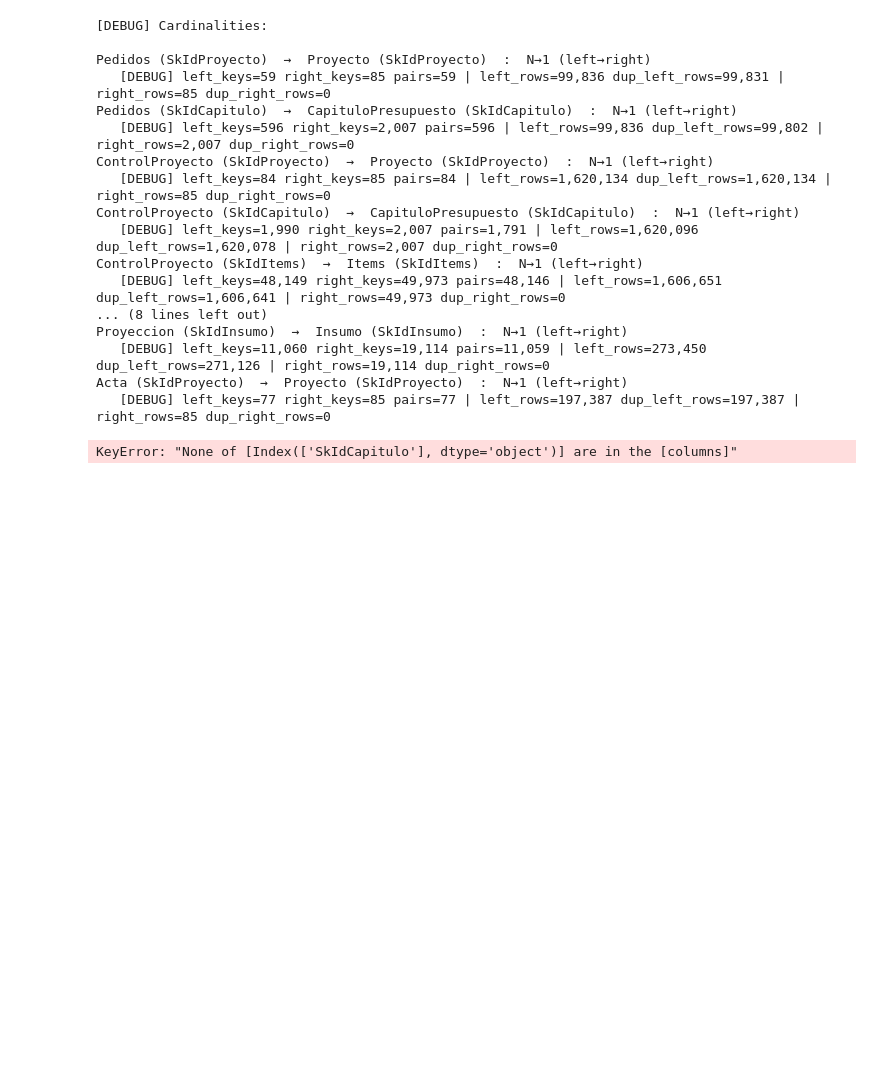
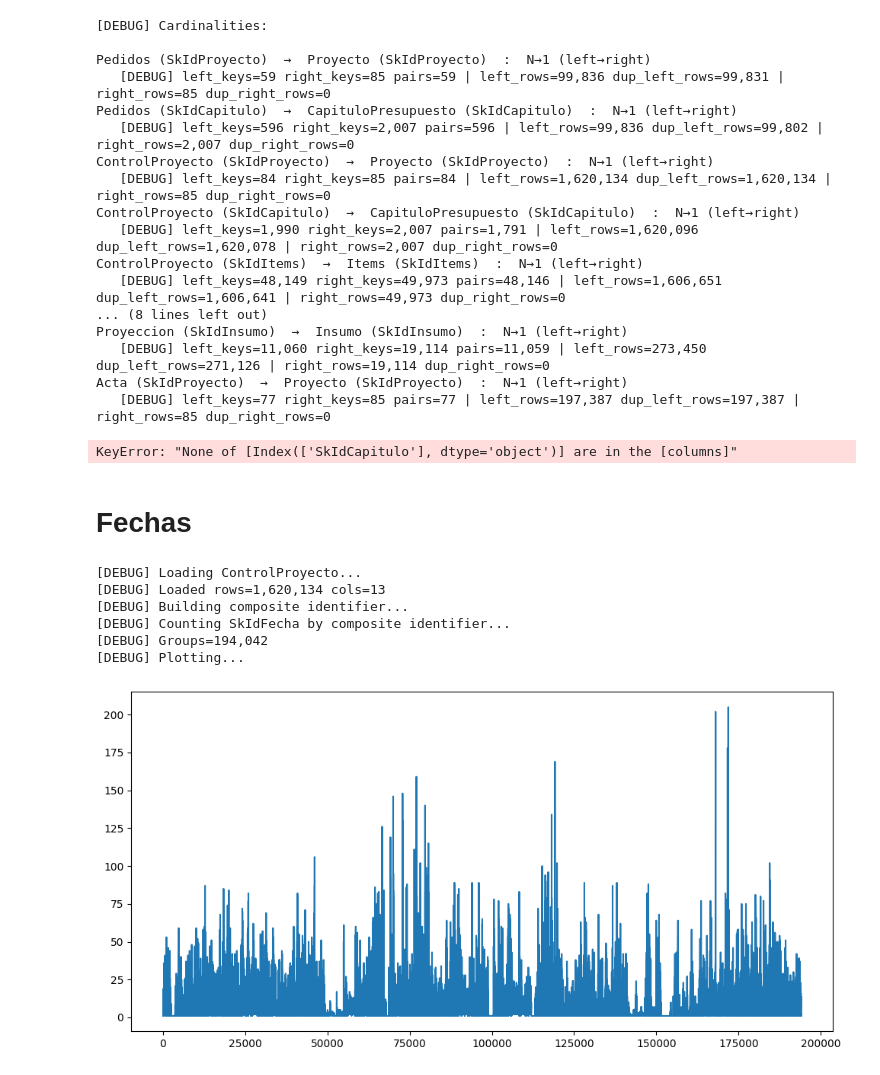
Before and after one commit to ConnectEscuelaIngenieros/consultoriaConnectBogota, a Jupyter notebook: utils.ipynb, the cells around one changed output. Saved outputs shown, nothing was run; the diff lists cells and outputs as text; code cells hidden in the pictures; blank space fills up the shorter version.

```diff
--- a/utils.ipynb
+++ b/utils.ipynb
@@ -1724,7 +1817,7 @@ files = {
     "Items": base_folder / "ADP_DTM_DIM.Items.csv",
     "Insumo": base_folder / "ADP_DTM_DIM.Insumo.csv",
     "Proyecto": base_folder / "ADP_DTM_DIM.Proyecto.csv",
-    "CapituloPresupuesto": base_folder / "ADP_DTM_DIM.CapituloPresupuesto.csv",
+    "Capitulo": base_folder / "ADP_DTM_DIM.CapituloPresupuesto.csv",
 }
 
 # Which SK columns to check in each table
@@ -1734,7 +1827,7 @@ sk_columns_by_table = {
     "Items":           ["SkIdItems"],
     "Insumo":          ["SkIdInsumo"],
     "Proyecto":        ["SkIdProyecto"],
-    "CapituloPresupuesto": ["SkIdCapitulo"],
+    "Capitulo": ["SkIdCapitulo"],
 }
 
 # Composite keys to test on the fact tables
@@ -2380,3 +2472,63 @@ Proyeccion (SkIdInsumo)  →  Insumo (SkIdInsumo)  :  N→1 (left→right)
 Acta (SkIdProyecto)  →  Proyecto (SkIdProyecto)  :  N→1 (left→right)
    [DEBUG] left_keys=77 right_keys=85 pairs=77 | left_rows=197,387 dup_left_rows=197,387 | right_rows=85 dup_right_rows=0
 KeyError: "None of [Index(['SkIdCapitulo'], dtype='object')] are in the [columns]"
+# %% [markdown]
+# Fechas
+# %%
+import pandas as pd
+from pathlib import Path
+import matplotlib.pyplot as plt
+
+# ======================================
+# Configuración (sin escribir nada)
+# ======================================
+base_folder = Path("20251003/20251003")
+
+file_paths = {
+    "control_proyecto": base_folder / "ADP_DTM_FACT.ControlProyecto.csv",
+}
+
+def load_data():
+    print("[DEBUG] Loading ControlProyecto...")
+    df = pd.read_csv(file_paths["control_proyecto"])
+    print(f"[DEBUG] Loaded rows={len(df):,} cols={len(df.columns)}")
+    return df
+
+def build_composite_identifier(df):
+    print("[DEBUG] Building composite identifier...")
+    df["CompositeIdentifier"] = (
+        df["SkIdProyecto"].astype(str) + "|" +
+        df["SkIdItems"].astype(str) + "|" +
+        df["SkIdInsumo"].astype(str)
+    )
+    return df
+
+def count_dates_by_insumo(df):
+    print("[DEBUG] Counting SkIdFecha by composite identifier...")
+    grouped = df.groupby("CompositeIdentifier")["SkIdFecha"].nunique()
+    print(f"[DEBUG] Groups={len(grouped):,}")
+    return grouped
+
+def plot_counts(series_counts):
+    print("[DEBUG] Plotting...")
+    plt.figure(figsize=(10,5))
+    plt.plot(series_counts.values)   # sin etiquetas, sin título, sin color
+    plt.tight_layout()
+    plt.show()
+
+def main():
+    df = load_data()
+    df = build_composite_identifier(df)
+    counts = count_dates_by_insumo(df)
+    plot_counts(counts)
+
+if __name__ == "__main__":
+    main()
+# %% [output]
+[DEBUG] Loading ControlProyecto...
+[DEBUG] Loaded rows=1,620,134 cols=13
+[DEBUG] Building composite identifier...
+[DEBUG] Counting SkIdFecha by composite identifier...
+[DEBUG] Groups=194,042
+[DEBUG] Plotting...
+[figure, added]
```
Also changed, not shown: parts of 11 cells of this notebook, 11 other files.
